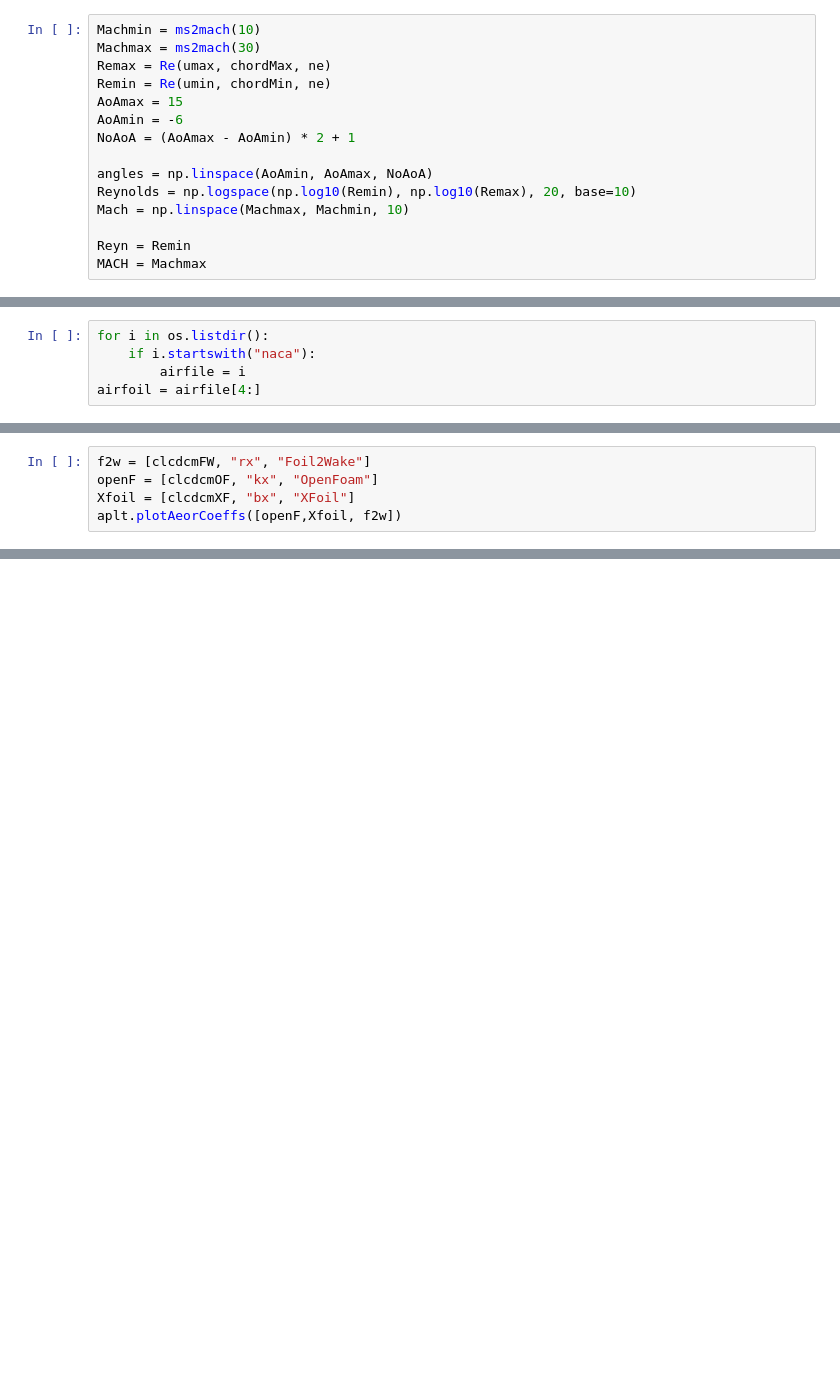
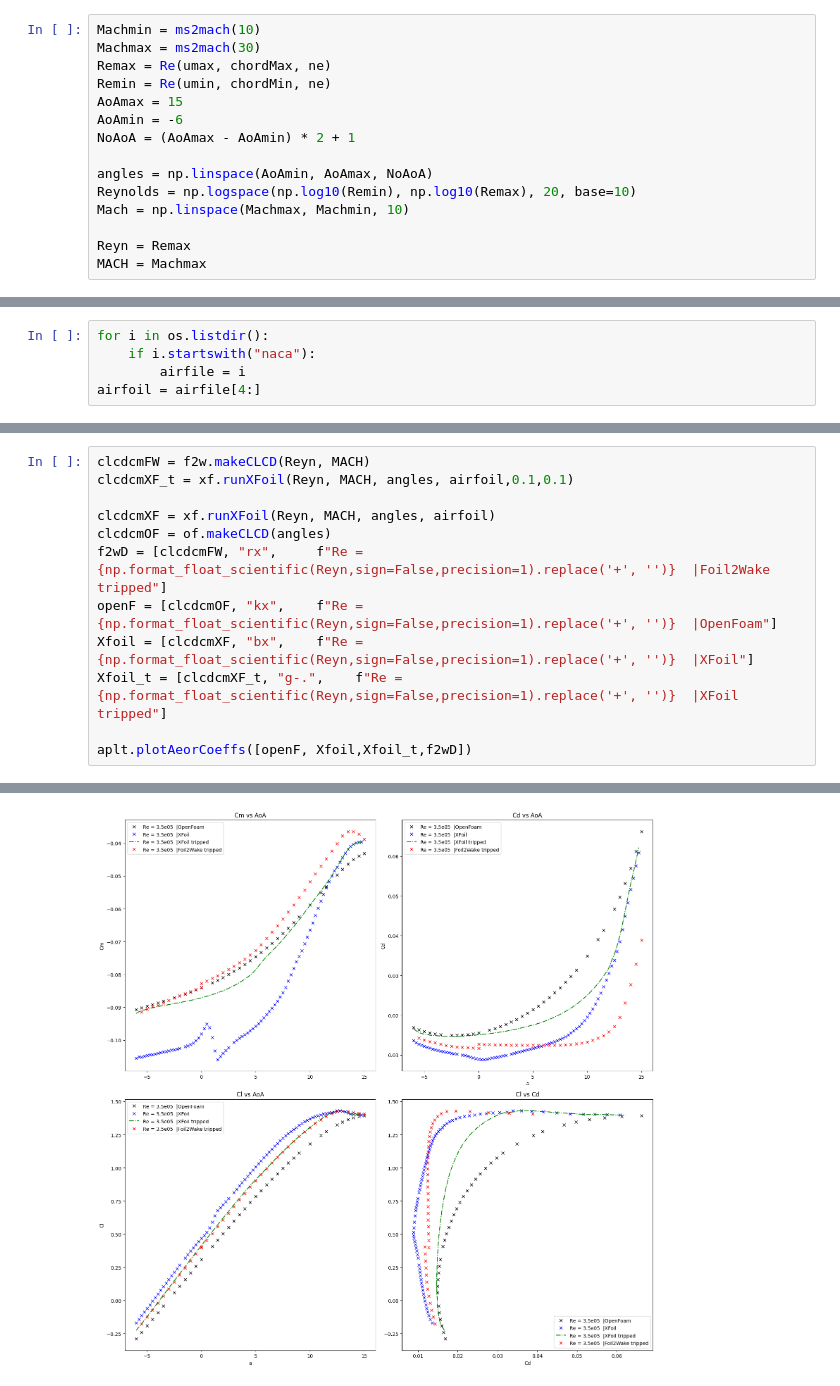
Before and after one commit to trifwn/Icarus, a Jupyter notebook: hermesVis.ipynb, the cells around one changed output, grey strips where cells are left out. Drawn from its saved outputs; the diff is of its cells as text; blank space fills up the shorter version.

```diff
--- a/hermesVis.ipynb
+++ b/hermesVis.ipynb
@@ -34,6 +34,6 @@ angles = np.linspace(AoAmin, AoAmax, NoAoA)
 Reynolds = np.logspace(np.log10(Remin), np.log10(Remax), 20, base=10)
 Mach = np.linspace(Machmax, Machmin, 10)
 
-Reyn = Remin
+Reyn = Remax
 MACH = Machmax
 # %%
@@ -55,5 +51,13 @@ clcdcmOF = of.makeCLCD(angles)
-# %%
-f2w = [clcdcmFW, "rx", "Foil2Wake"]
-openF = [clcdcmOF, "kx", "OpenFoam"]
-Xfoil = [clcdcmXF, "bx", "XFoil"]
-aplt.plotAeorCoeffs([openF,Xfoil, f2w])
+# %%
+clcdcmFW = f2w.makeCLCD(Reyn, MACH)
+clcdcmXF_t = xf.runXFoil(Reyn, MACH, angles, airfoil,0.1,0.1)
+
+clcdcmXF = xf.runXFoil(Reyn, MACH, angles, airfoil)
+clcdcmOF = of.makeCLCD(angles)
+f2wD = [clcdcmFW, "rx",     f"Re = {np.format_float_scientific(Reyn,sign=False,precision=1).replace('+', '')}  |Foil2Wake tripped"]
+openF = [clcdcmOF, "kx",    f"Re = {np.format_float_scientific(Reyn,sign=False,precision=1).replace('+', '')}  |OpenFoam"]
+Xfoil = [clcdcmXF, "bx",    f"Re = {np.format_float_scientific(Reyn,sign=False,precision=1).replace('+', '')}  |XFoil"]
+Xfoil_t = [clcdcmXF_t, "g-.",    f"Re = {np.format_float_scientific(Reyn,sign=False,precision=1).replace('+', '')}  |XFoil tripped"]
+
+aplt.plotAeorCoeffs([openF, Xfoil,Xfoil_t,f2wD])
+# %% [output]
@@ -59,0 +65 @@ aplt.plotAeorCoeffs([openF,Xfoil, f2w])
+[figure, added]
```
Also changed, not shown: parts of 13 cells of this notebook, 44 other files.
